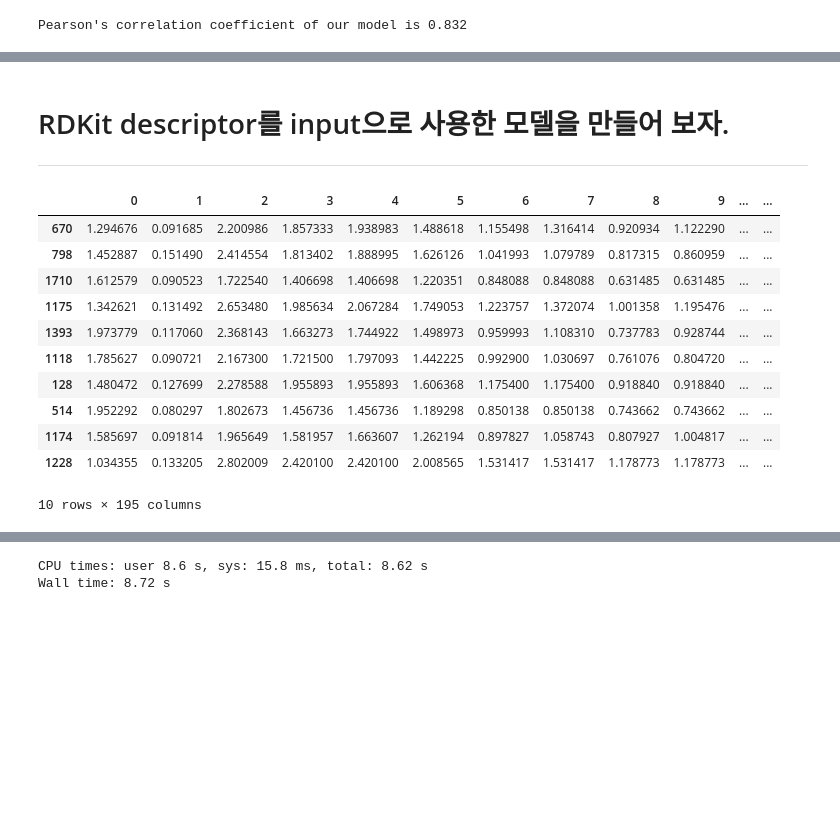
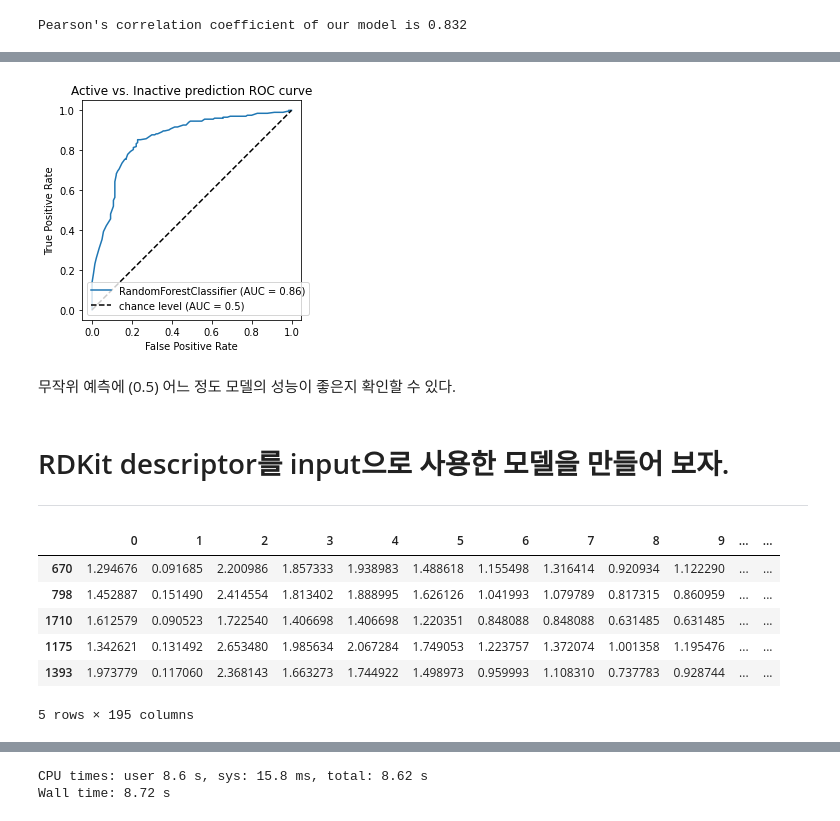
Before and after one commit to JLee823/2023-1st-AI-assisted-drug-discovery-SNU, a Jupyter notebook: AI_in_drug_discovery_Week3_Predicting_pIC50_of_JAK2_inhibitors_with_tree_based_algorithms.ipynb, the cells around one changed output, grey strips where cells are left out. Drawn from its saved outputs; the diff is of its cells as text; code cells hidden in the pictures; blank space fills up the shorter version.

Commit message:
Added the binary classification part.

```diff
--- a/AI_in_drug_discovery_Week3_Predicting_pIC50_of_JAK2_inhibitors_with_tree_based_algorithms.ipynb
+++ b/AI_in_drug_discovery_Week3_Predicting_pIC50_of_JAK2_inhibitors_with_tree_based_algorithms.ipynb
@@ -685,0 +704,2 @@ Pearson's correlation coefficient of our model is 0.832
+# %%
+y_binary = [t > 7.0 for t in y]
@@ -685,0 +714,2 @@ Pearson's correlation coefficient of our model is 0.832
+# %%
+y_binary = pd.Series(y_binary)
@@ -685,0 +724,2 @@ Pearson's correlation coefficient of our model is 0.832
+# %%
+X_train, X_test, y_train, y_test = sklearn.model_selection.train_test_split(X, y_binary, test_size=0.2, random_state=42)
@@ -686,3 +836,17 @@ Pearson's correlation coefficient of our model is 0.832
+# %%
+RocCurveDisplay.from_estimator(clf, X_test, y_test)
+plt.plot([0, 1], [0, 1], "k--", label="chance level (AUC = 0.5)")
+plt.axis("square")
+plt.xlabel("False Positive Rate")
+plt.ylabel("True Positive Rate")
+plt.title("Active vs. Inactive prediction ROC curve")
+plt.tight_layout()
+plt.legend()
+plt.show()
+# %% [output]
+[figure, added]
+# %% [markdown]
+무작위 예측에 (0.5) 어느 정도 모델의 성능이 좋은지 확인할 수 있다.
 # %% [markdown]
 # RDKit descriptor를 input으로 사용한 모델을 만들어 보자.
 -------
@@ -692,17 +856,12 @@ y = data["pIC50"]
 # %%
 X_train, X_test, y_train, y_test = sklearn.model_selection.train_test_split(X, y, test_size=0.2, random_state=42)
 # %%
-X_train[:10]
+X_train.head()
 # %% [output]
 |  | 0 | 1 | 2 | 3 | 4 | 5 | 6 | 7 | 8 | 9 | ... | ... |
 | 670 | 1.294676 | 0.091685 | 2.200986 | 1.857333 | 1.938983 | 1.488618 | 1.155498 | 1.316414 | 0.920934 | 1.122290 | ... | ... |
 | 798 | 1.452887 | 0.151490 | 2.414554 | 1.813402 | 1.888995 | 1.626126 | 1.041993 | 1.079789 | 0.817315 | 0.860959 | ... | ... |
 | 1710 | 1.612579 | 0.090523 | 1.722540 | 1.406698 | 1.406698 | 1.220351 | 0.848088 | 0.848088 | 0.631485 | 0.631485 | ... | ... |
 | 1175 | 1.342621 | 0.131492 | 2.653480 | 1.985634 | 2.067284 | 1.749053 | 1.223757 | 1.372074 | 1.001358 | 1.195476 | ... | ... |
 | 1393 | 1.973779 | 0.117060 | 2.368143 | 1.663273 | 1.744922 | 1.498973 | 0.959993 | 1.108310 | 0.737783 | 0.928744 | ... | ... |
-| 1118 | 1.785627 | 0.090721 | 2.167300 | 1.721500 | 1.797093 | 1.442225 | 0.992900 | 1.030697 | 0.761076 | 0.804720 | ... | ... |
-| 128 | 1.480472 | 0.127699 | 2.278588 | 1.955893 | 1.955893 | 1.606368 | 1.175400 | 1.175400 | 0.918840 | 0.918840 | ... | ... |
-| 514 | 1.952292 | 0.080297 | 1.802673 | 1.456736 | 1.456736 | 1.189298 | 0.850138 | 0.850138 | 0.743662 | 0.743662 | ... | ... |
-| 1174 | 1.585697 | 0.091814 | 1.965649 | 1.581957 | 1.663607 | 1.262194 | 0.897827 | 1.058743 | 0.807927 | 1.004817 | ... | ... |
-| 1228 | 1.034355 | 0.133205 | 2.802009 | 2.420100 | 2.420100 | 2.008565 | 1.531417 | 1.531417 | 1.178773 | 1.178773 | ... | ... |
-10 rows × 195 columns
+5 rows × 195 columns
```
Also changed, not shown: parts of 30 cells of this notebook.
